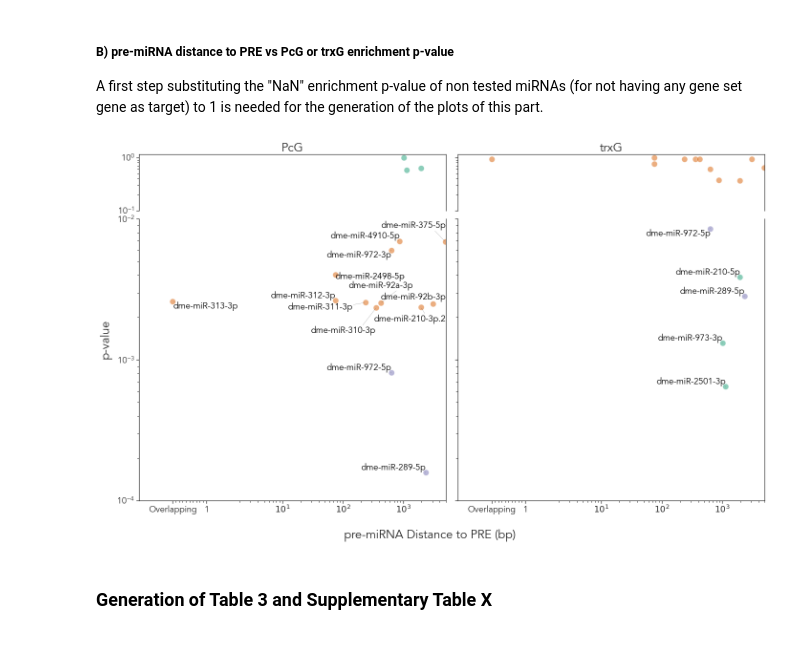
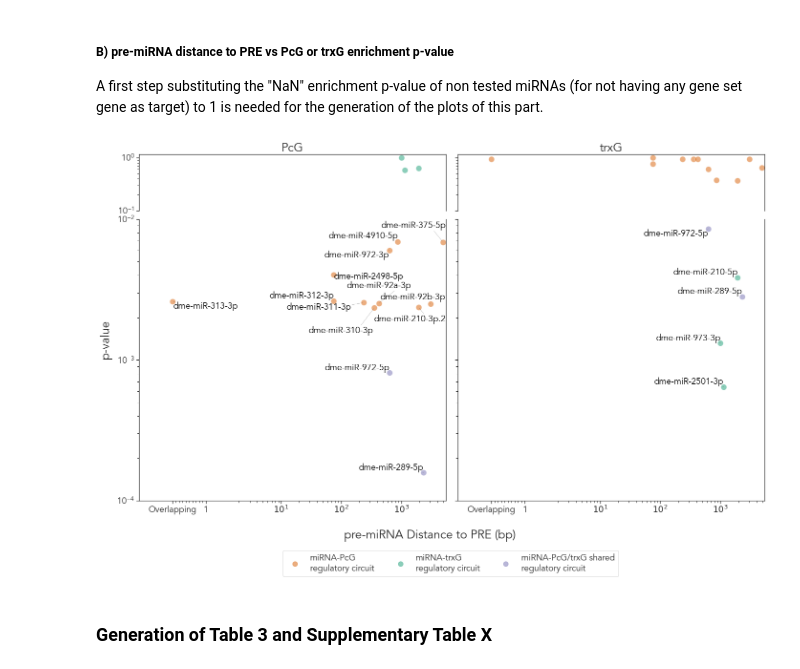
Before and after one commit to j-solor/Drosophila-miRNA-PcG-circuits, a Jupyter notebook: Analysis/Analysis.ipynb, the cells around one changed output. Saved outputs shown, nothing was run; the diff lists cells and outputs as text; code cells hidden in the pictures.

Commit message:
scatter pval vs distance add legend & minor adjustments

```diff
--- a/Analysis/Analysis.ipynb
+++ b/Analysis/Analysis.ipynb
@@ -1188,9 +1188,9 @@ def Plot_significative(PcG, trxG, PcG_color, trxG_color, shared_color, dist_th =
         ax_other.set_yscale("log")
 
         ### Limits
-        ax.set_xlim(-1,5000)
+        ax.set_xlim(-1,5500)
         ax.set_ylim(10**(-4),10**-2)
-        ax_other.set_xlim(-1,5000)
+        ax_other.set_xlim(-1,5500)
         ax_other.set_ylim(10**(-1),1.15)
 
         ### Labels
@@ -1203,6 +1203,20 @@ def Plot_significative(PcG, trxG, PcG_color, trxG_color, shared_color, dist_th =
         Plot_names(group, ax)
         Plot_names(common, ax)
         #Plot_names(other, ax_other)
+
+    ### Legend\
+    PcG_handle = lines.Line2D([], [], color=PcG_color, marker='.', linestyle='None',
+                          markersize=20, alpha = 0.5,  label='miRNA-PcG\nregulatory circuit')
+
+    trxG_handle = lines.Line2D([], [], color=trxG_color, marker='.', linestyle='None',
+                          markersize=20, alpha = 0.5,  label='miRNA-trxG\nregulatory circuit')
+
+    shared_handle = lines.Line2D([], [], color=shared_color, marker='.', linestyle='None',
+                          markersize=20, alpha = 0.5,  label='miRNA-PcG/trxG shared\nregulatory circuit')
+
+
+    legend_hdls = [PcG_handle, trxG_handle, shared_handle]
+    fig.legend(handles = legend_hdls, bbox_to_anchor=(0.78, 0), ncol=4)
 
     ### remove middle xaxis and ticks
     #### top plots
@@ -1231,35 +1245,35 @@ def Plot_significative(PcG, trxG, PcG_color, trxG_color, shared_color, dist_th =
 
     #### xticks minor all
     locminx = mpl.ticker.LogLocator(subs= np.arange(0.01,0.1,0.01))
     for ax in [ax3, ax4]:
         ax.xaxis.set_minor_locator(locminx)
         ax.xaxis.set_minor_formatter(mpl.ticker.NullFormatter())
 
     #### xticklabel addition of bp
     tick_text = list("$10^{%i}$" %(np.log10(x+0.1)) for x in ax3.get_xticks())
     tick_text[0:2] = ["Overlapping", "1"]
     ax3.set_xticks(ax3.get_xticks())
     ax3.set_xticklabels(tick_text)
     ax4.set_xticks(ax3.get_xticks())
     ax4.set_xticklabels(tick_text)
 
     # aesthetics
     fig.supxlabel("pre-miRNA Distance to PRE (bp)")
     fig.supylabel("p-value")
     sns.set_style("ticks")
     plt.tight_layout()
     plt.subplots_adjust(left=None, bottom=None, right=None, top=None, wspace=None, hspace=0.05)
 
-    plt.savefig("plots/figure_pvalue_distances.png", dpi = 200, transparent = True)
+    plt.savefig("plots/figure_pvalue_distances.png", dpi = 500, transparent = True, bbox_inches='tight')
     plt.show()
 
 # Plotting function calling
 Plot_significative(plots_PcG, plots_trxG,
                    PcG_color = PcG_color,
                    trxG_color = trxG_color,
                    shared_color = shared_color)
 # %% [output]
-[figure, old version]
+[figure, new version]
 # %% [markdown]
 ### Generation of Table 3 and Supplementary Table X
 # %%
```
